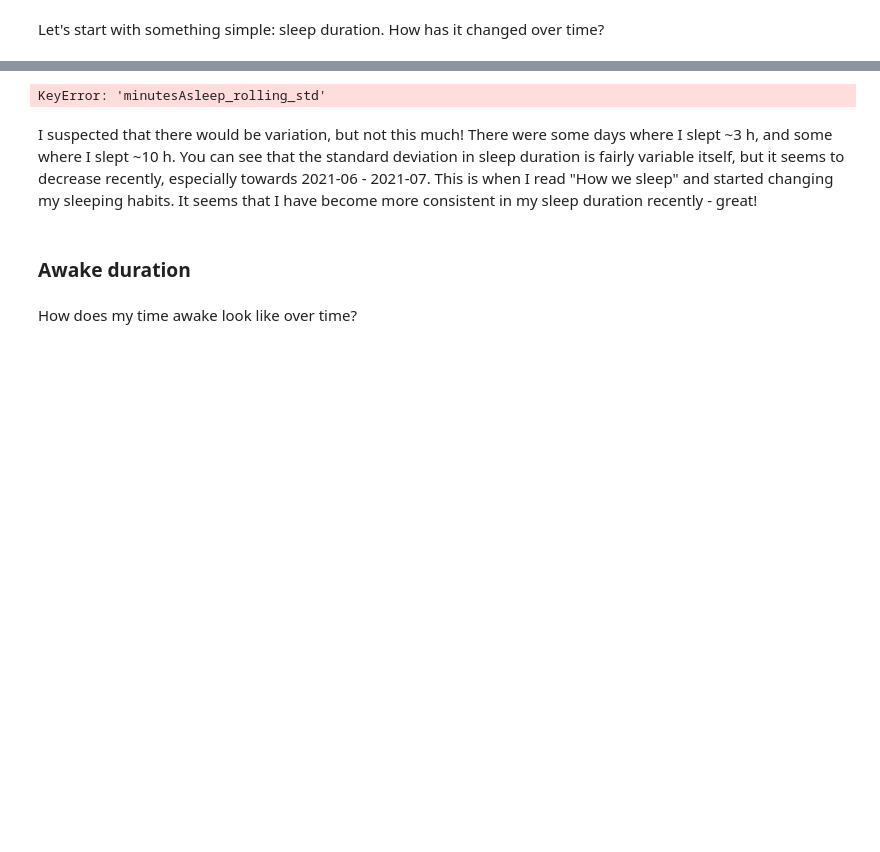
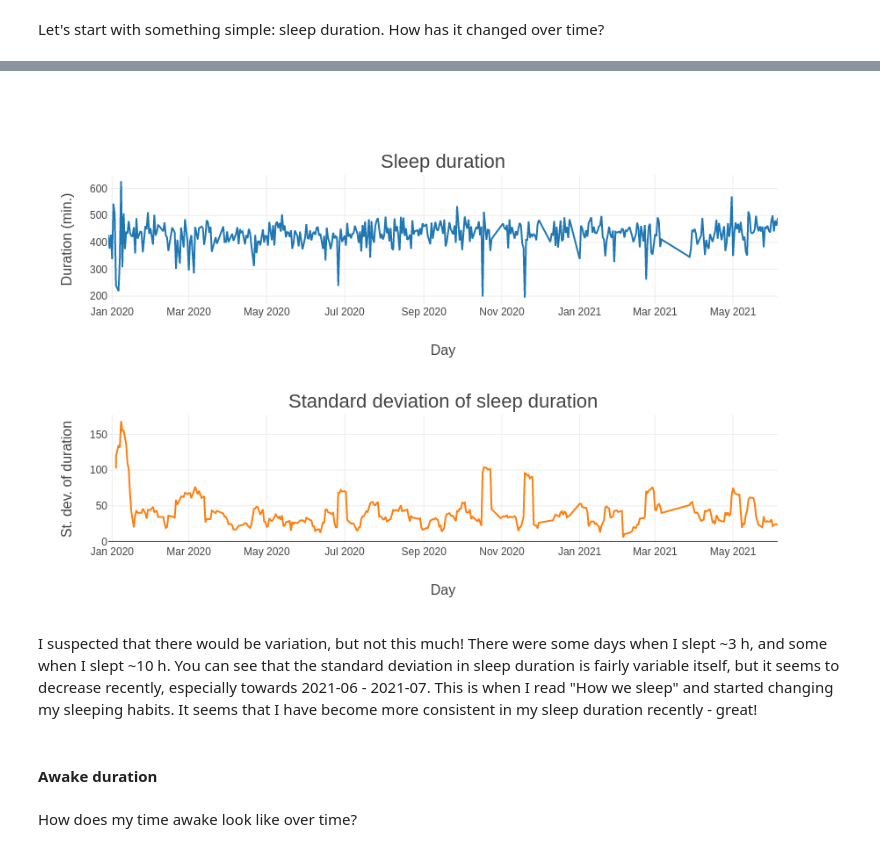
Before and after one commit to slazien/fitbit_analysis, a Jupyter notebook: notebooks/data_processing.ipynb, the cells around one changed output, grey strips where cells are left out. Saved outputs shown, nothing was run; the diff lists cells and outputs as text; code cells hidden in the pictures; blank space fills up the shorter version.

```diff
--- a/notebooks/data_processing.ipynb
+++ b/notebooks/data_processing.ipynb
@@ -234,26 +247,28 @@ def plot_two_subplots_plotly(
 # %%
 PLOTLY_TITLE_SIZE_SUBPLOTS = 22
 PLOTLY_AXES_SIZE_SUBPLOTS = 16
 PLOTLY_TITLE_CENTER_DICT = {"x": 0.5, "xanchor": "center", "yanchor": "top"}
 pio.templates.default = 'none'
+
+df_sleep_merged["minutesAsleep_rolling_std"] = df_sleep_merged["minutesAsleep"].rolling(7).std()
 
 plot_two_subplots_plotly(
     titles=("Sleep duration", "Standard deviation of sleep duration"),
     x_axis_data=df_sleep_merged["dateOfSleep"],
     y_axis_1_data=df_sleep_merged["minutesAsleep"],
     y_axis_2_data=df_sleep_merged["minutesAsleep_rolling_std"],
     title_size=PLOTLY_TITLE_SIZE_SUBPLOTS,
     x_axes_title="Day",
     y_axis_1_title="Duration (min.)",
     y_axis_2_title="St. dev. of duration",
     axes_font_size=PLOTLY_AXES_SIZE_SUBPLOTS
 )
 # %% [output]
-KeyError: 'minutesAsleep_rolling_std'
+[figure, added]
 # %% [markdown]
-I suspected that there would be variation, but not this much! There were some days where I slept ~3 h, and some where I slept ~10 h. You can see that the standard deviation in sleep duration is fairly variable itself, but it seems to decrease recently, especially towards 2021-06 - 2021-07. This is when I read "How we sleep" and started changing my sleeping habits. It seems that I have become more consistent in my sleep duration recently - great!
+I suspected that there would be variation, but not this much! There were some days when I slept ~3 h, and some when I slept ~10 h. You can see that the standard deviation in sleep duration is fairly variable itself, but it seems to decrease recently, especially towards 2021-06 - 2021-07. This is when I read "How we sleep" and started changing my sleeping habits. It seems that I have become more consistent in my sleep duration recently - great!
 # %% [markdown]
-### Awake duration
+#### Awake duration
 # %% [markdown]
 How does my time awake look like over time?
 # %%
```
Also changed, not shown: parts of 57 cells of this notebook.
